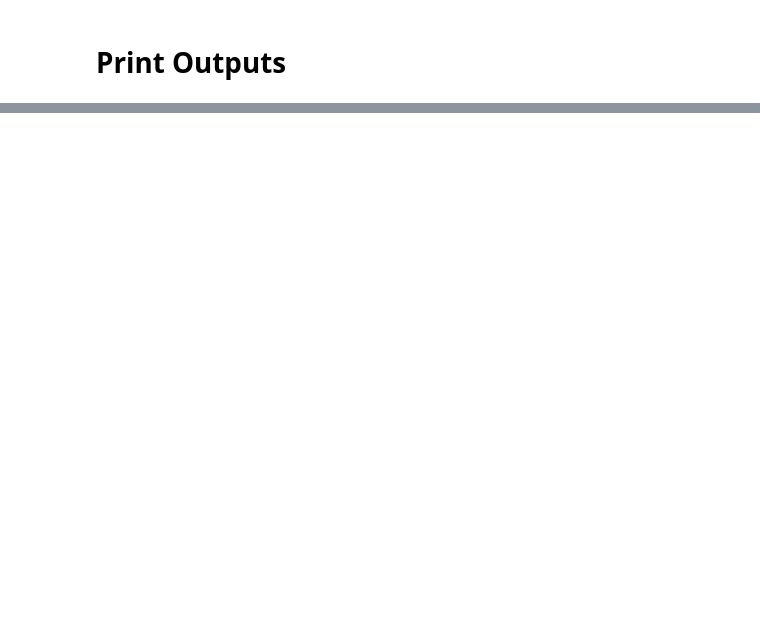
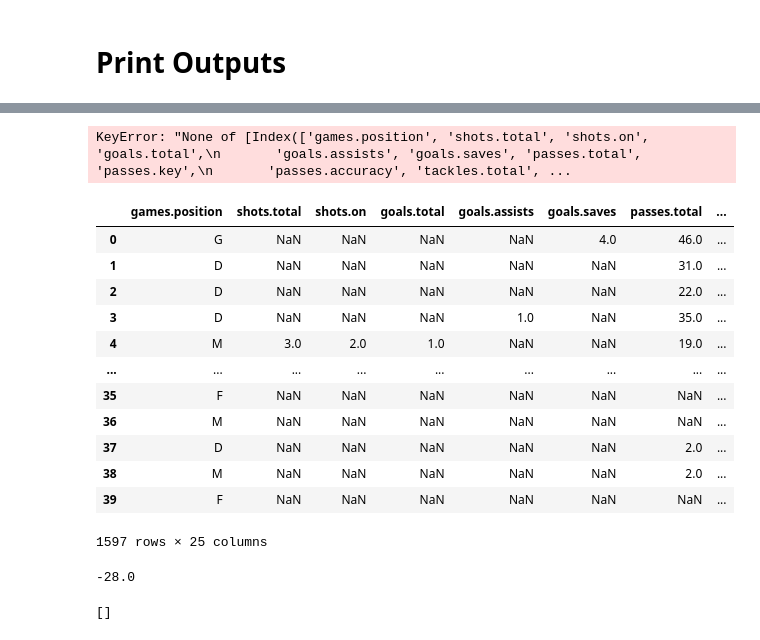
Before and after one commit to mae5357/sports-chirp, a Jupyter notebook: notebooks/epl.ipynb, the cells around one changed output, grey strips where cells are left out. Drawn from its saved outputs; the diff is of its cells as text; code cells hidden in the pictures; blank space fills up the shorter version.

```diff
--- a/notebooks/epl.ipynb
+++ b/notebooks/epl.ipynb
@@ -80,0 +260,2 @@ Liverpool: 1 - Crystal Palace: 1
+# %%
+list_of_fixtures = pd.json_normalize(fixture_data['response'])['fixture.id'].to_list()
@@ -80,0 +277,45 @@ Liverpool: 1 - Crystal Palace: 1
+# %%
+import pandas as pd
+
+headers = {
+    'x-rapidapi-host': "v3.football.api-sports.io",
+    'x-rapidapi-key': os.environ.get("RAPIDAPI_KEY")
+    }
+
+url = "https://v3.football.api-sports.io/fixtures/players"
+
+
+
+# meta_player_list = []
+for fixture in list_of_fixtures[40:]:
+    payload = {'fixture': fixture}
+
+    player_data = json.loads(requests.request(
+        "GET", url, headers=headers, params=payload).text)
+
+    player_df = pd.json_normalize(player_data['response'],record_path=['players', 'statistics'], meta=[['players','player','name']])[['games.position','shots.total','shots.on', 'goals.total', 'goals.assists','goals.saves','passes.total', 'passes.key', 'passes.accuracy','tackles.total', 'tackles.blocks', 'tackles.interceptions',
+        'duels.total', 'duels.won','fouls.drawn', 'fouls.committed', 'cards.yellow',
+        'cards.red', 'penalty.won', 'penalty.commited', 'penalty.scored',
+        'penalty.missed', 'penalty.saved','offsides','players.player.name']]
+
+    meta_player_list.append(player_df)
+# %% [output]
+KeyError: "None of [Index(['games.position', 'shots.total', 'shots.on', 'goals.total',\n       'goals.assists', 'goals.saves', 'passes.total', 'passes.key',\n       'passes.accuracy', 'tackles.total', ...
+# %%
+meta_player_df = pd.concat(meta_player_list)
+# %%
+meta_player_df
+# %% [output]
+|  | games.position | shots.total | shots.on | goals.total | goals.assists | goals.saves | passes.total | ... |
+| 0 | G | NaN | NaN | NaN | NaN | 4.0 | 46.0 | ... |
+| 1 | D | NaN | NaN | NaN | NaN | NaN | 31.0 | ... |
+| 2 | D | NaN | NaN | NaN | NaN | NaN | 22.0 | ... |
+| 3 | D | NaN | NaN | NaN | 1.0 | NaN | 35.0 | ... |
+| 4 | M | 3.0 | 2.0 | 1.0 | NaN | NaN | 19.0 | ... |
+| ... | ... | ... | ... | ... | ... | ... | ... | ... |
+| 35 | F | NaN | NaN | NaN | NaN | NaN | NaN | ... |
+| 36 | M | NaN | NaN | NaN | NaN | NaN | NaN | ... |
+| 37 | D | NaN | NaN | NaN | NaN | NaN | 2.0 | ... |
+| 38 | M | NaN | NaN | NaN | NaN | NaN | 2.0 | ... |
+| 39 | F | NaN | NaN | NaN | NaN | NaN | NaN | ... |
+1597 rows × 25 columns
@@ -80,0 +324,4 @@ Liverpool: 1 - Crystal Palace: 1
+# %%
+x[1][1]
+# %% [output]
+-28.0
@@ -80,0 +333,4 @@ Liverpool: 1 - Crystal Palace: 1
+# %%
+interesting_list
+# %% [output]
+[]
```
Also changed, not shown: parts of 17 cells of this notebook, 1 other file.
